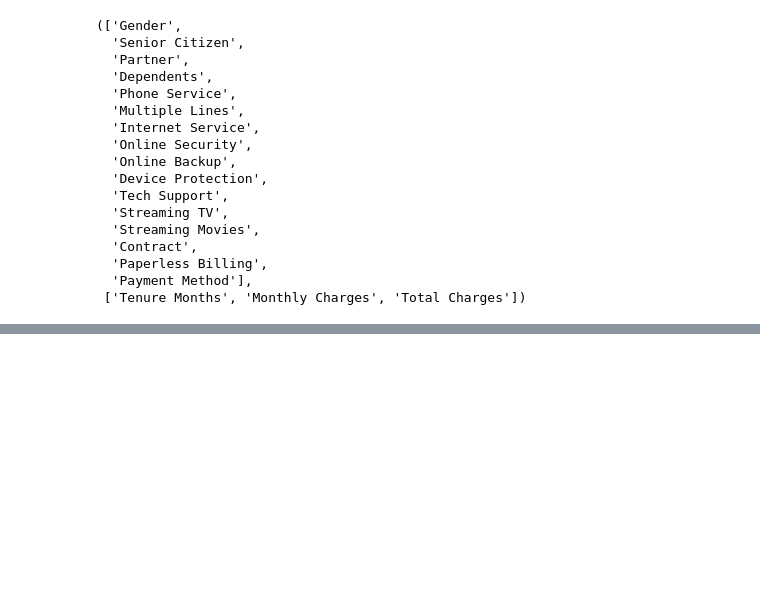
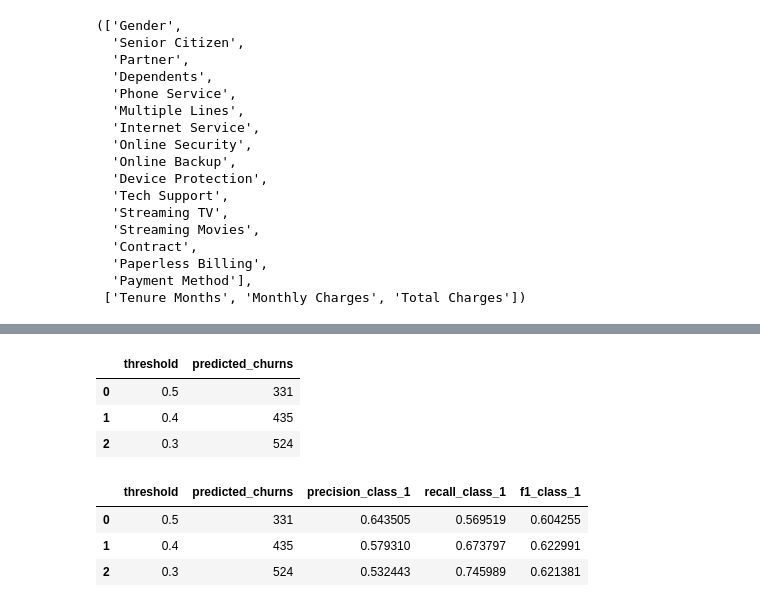
Before and after one commit to VinChan2001/telco-churn-prediction, a Jupyter notebook: notebooks/01_data_check.ipynb, the cells around one changed output, grey strips where cells are left out. Saved outputs shown, nothing was run; the diff lists cells and outputs as text; code cells hidden in the pictures; blank space fills up the shorter version.

```diff
--- a/notebooks/01_data_check.ipynb
+++ b/notebooks/01_data_check.ipynb
@@ -564,0 +739,43 @@ model = LogisticRegression(max_iter=1000, random_state=42)
+# %%
+threshold_results = pd.DataFrame({
+    "threshold": [0.5, 0.4, 0.3],
+    "predicted_churns": [
+        (y_prob >= 0.5).sum(),
+        (y_prob >= 0.4).sum(),
+        (y_prob >= 0.3).sum()
+    ]
+})
+
+threshold_results
+# %% [output]
+|  | threshold | predicted_churns |
+| 0 | 0.5 | 331 |
+| 1 | 0.4 | 435 |
+| 2 | 0.3 | 524 |
+# %%
+from sklearn.metrics import precision_score, recall_score, f1_score
+
+threshold_results["precision_class_1"] = [
+    precision_score(y_test, (y_prob >= 0.5).astype(int)),
+    precision_score(y_test, (y_prob >= 0.4).astype(int)),
+    precision_score(y_test, (y_prob >= 0.3).astype(int))
+]
+
+threshold_results["recall_class_1"] = [
+    recall_score(y_test, (y_prob >= 0.5).astype(int)),
+    recall_score(y_test, (y_prob >= 0.4).astype(int)),
+    recall_score(y_test, (y_prob >= 0.3).astype(int))
+]
+
+threshold_results["f1_class_1"] = [
+    f1_score(y_test, (y_prob >= 0.5).astype(int)),
+    f1_score(y_test, (y_prob >= 0.4).astype(int)),
+    f1_score(y_test, (y_prob >= 0.3).astype(int))
+]
+
+threshold_results
+# %% [output]
+|  | threshold | predicted_churns | precision_class_1 | recall_class_1 | f1_class_1 |
+| 0 | 0.5 | 331 | 0.643505 | 0.569519 | 0.604255 |
+| 1 | 0.4 | 435 | 0.579310 | 0.673797 | 0.622991 |
+| 2 | 0.3 | 524 | 0.532443 | 0.745989 | 0.621381 |
```
Also changed, not shown: parts of 33 cells of this notebook.
